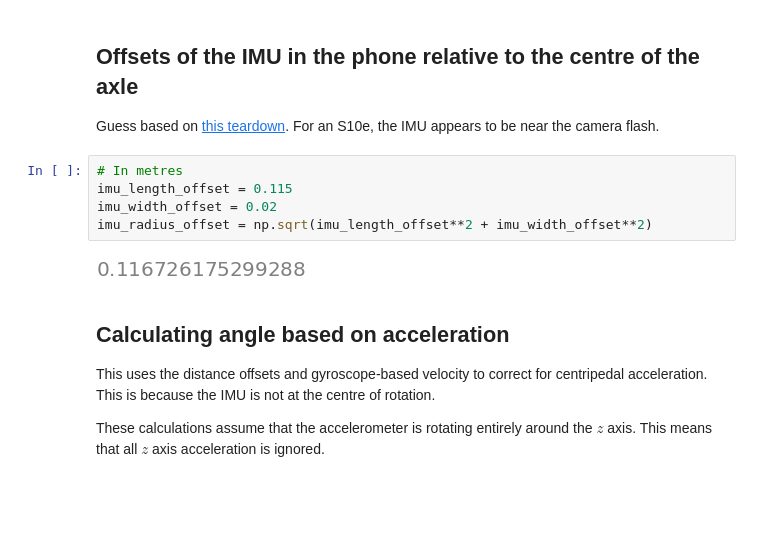
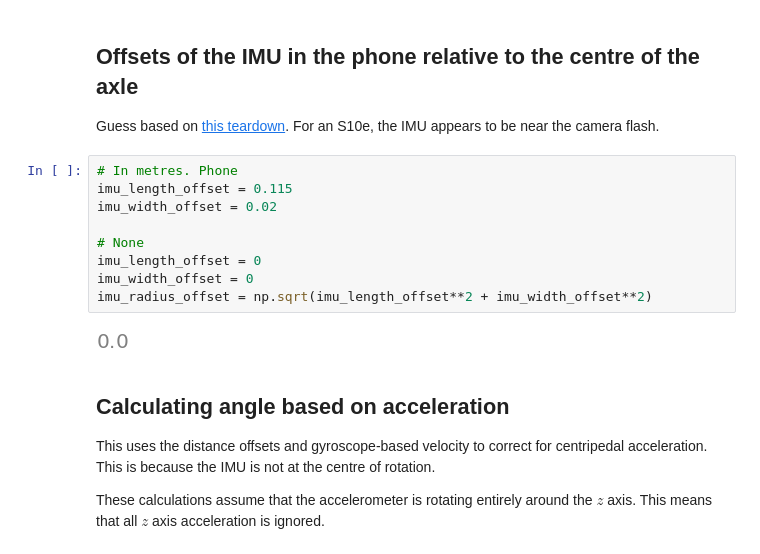
Before and after one commit to monash-human-power/power-meter, a Jupyter notebook: scripts-testing/kalman-filter/AccelGyroData.ipynb, the cells around one changed output. Drawn from its saved outputs; the diff is of its cells as text; blank space fills up the shorter version.

```diff
--- a/scripts-testing/kalman-filter/AccelGyroData.ipynb
+++ b/scripts-testing/kalman-filter/AccelGyroData.ipynb
@@ -127,12 +164,16 @@ data = accel.merge(gyro, how="inner", on="time", suffixes=("_accel", "_gyro"))
 Guess based on [this teardown](https://www.ifixit.com/Teardown/Samsung+Galaxy+S10+and+S10e+Teardown/120331).
 For an S10e, the IMU appears to be near the camera flash.
 # %%
-# In metres
+# In metres. Phone
 imu_length_offset = 0.115
 imu_width_offset = 0.02
+
+# None
+imu_length_offset = 0
+imu_width_offset = 0
 imu_radius_offset = np.sqrt(imu_length_offset**2 + imu_width_offset**2)
 # %% [output]
-[figure, old version]
+[figure, new version]
 # %% [markdown]
 ## Calculating angle based on acceleration
 This uses the distance offsets and gyroscope-based velocity to correct for centripedal acceleration. This is because the IMU is not at the centre of rotation.
```
Also changed, not shown: parts of 59 cells of this notebook, 17 other files.
